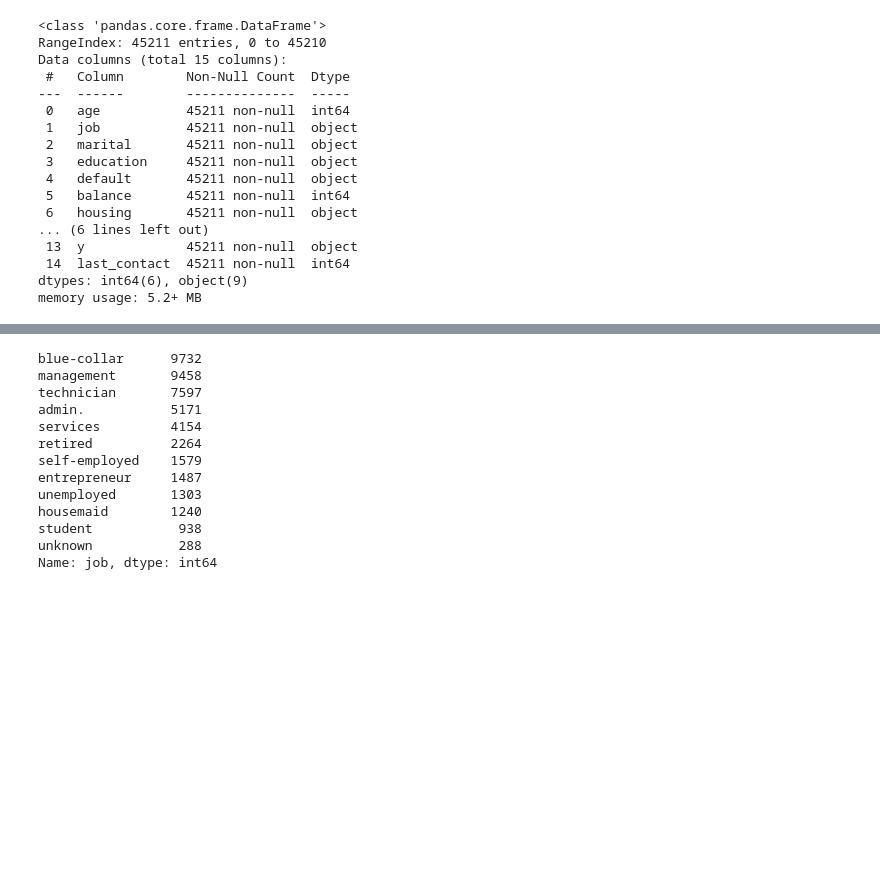
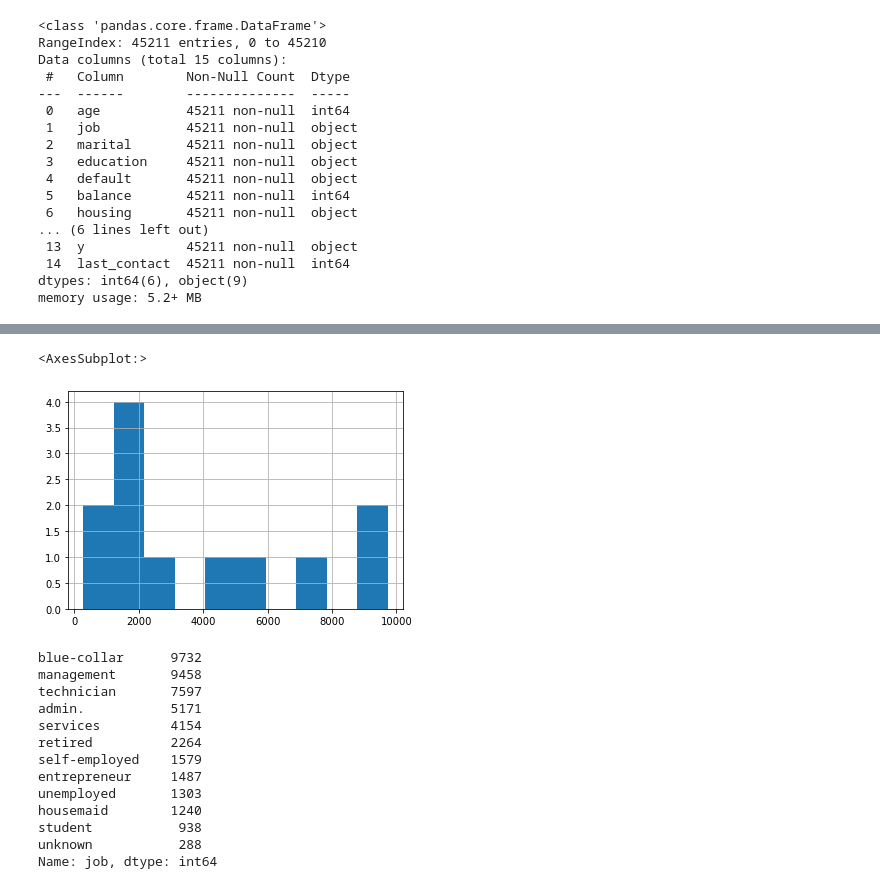
Before and after one commit to EmaTran/CSIS3290_GroupProject, a Jupyter notebook: MiniProject2/CSIS3290_MiniProject2.ipynb, the cells around one changed output, grey strips where cells are left out. Drawn from its saved outputs; the diff is of its cells as text; code cells hidden in the pictures; blank space fills up the shorter version.

```diff
--- a/MiniProject2/CSIS3290_MiniProject2.ipynb
+++ b/MiniProject2/CSIS3290_MiniProject2.ipynb
@@ -138,3 +196,12 @@ memory usage: 5.2+ MB
+# %%
+# with prefered we can use histograms to verify the distribution of values
+#Check value count of categorical variables other than yes or no
+
+#job
+df2['job'].value_counts().hist()
+# %% [output]
+<AxesSubplot:>
+[figure, added]
 # %%
 #Check value count of categorical variables other than yes or no
 
```
Also changed, not shown: parts of 15 cells of this notebook, 2 other files.
